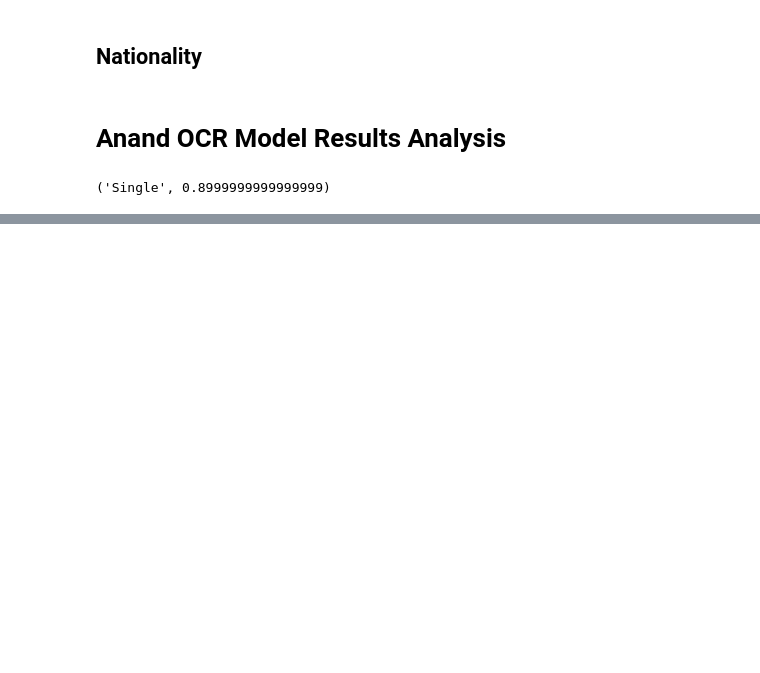
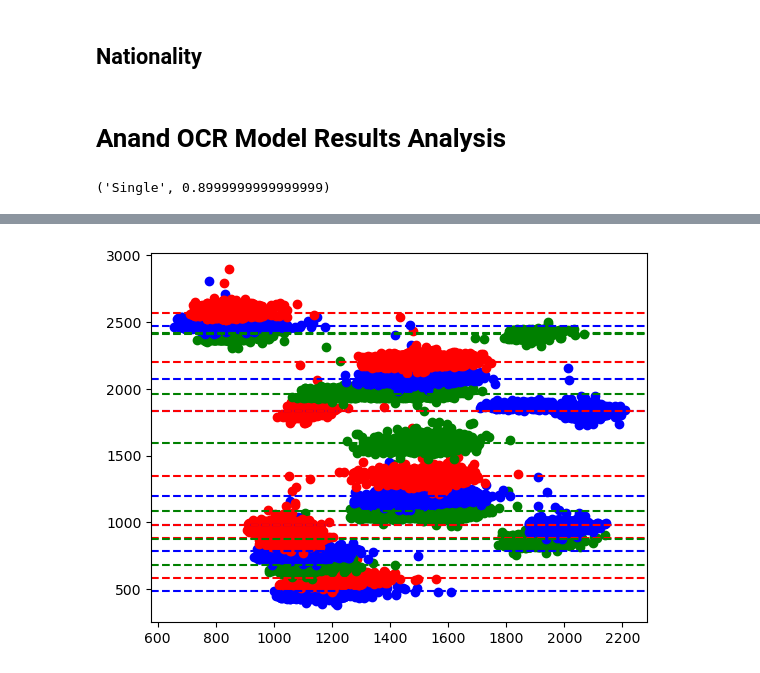
Before and after one commit to sathishkumartheta/tokenwise-dehado-ai, a Jupyter notebook: notebooks/OCR_Metrics.ipynb, the cells around one changed output, grey strips where cells are left out. Cells and saved outputs as stored; diff of their text form; code cells hidden in the pictures; blank space fills up the shorter version.

```diff
--- a/notebooks/OCR_Metrics.ipynb
+++ b/notebooks/OCR_Metrics.ipynb
@@ -1071,0 +1093,8 @@ with open("field_vocabulary.json", "w") as f:
+# %%
+import os
+label_json = r"F:\Muthu_2023\Personal\NextStep\Hackathon\DeHaDo_AI\Dataset\train\labels"
+d = []
+for file in os.listdir(label_json):
+    file_path = label_json + "/" + file
+    field, coord = load_gt(file_path, ret_fields=False)
+    d.append({f: c for f, c in zip(field, coord)})
@@ -1071,0 +1121,3 @@ with open("field_vocabulary.json", "w") as f:
+# %%
+data = pd.DataFrame(d)
+data.head()
@@ -1071,0 +1139,27 @@ with open("field_vocabulary.json", "w") as f:
+# %%
+data['candidatename'] = data['candidatename'].dropna()
+# %%
+col_list = list(data.columns)
+color = ['b', 'r', 'g']
+cat = 0
+median = []
+for j, col in enumerate(col_list):
+    x = []
+    y = []
+
+    for i in range(len(data)):
+        coord = data[col].iloc[i]
+        try:
+            x.append((coord[0]+coord[2])/2)
+            y.append((coord[1]+coord[3])/2)
+        except:
+            pass
+
+    plt.scatter(x, y, color=color[cat])
+    median.append(np.median(y))
+    plt.axhline(y=np.median(y), color=color[cat], linestyle='--')
+    cat += 1
+    if cat > 2:
+        cat = 0
+# %% [output]
+[figure, added]
```
Also changed, not shown: parts of 122 cells of this notebook.
